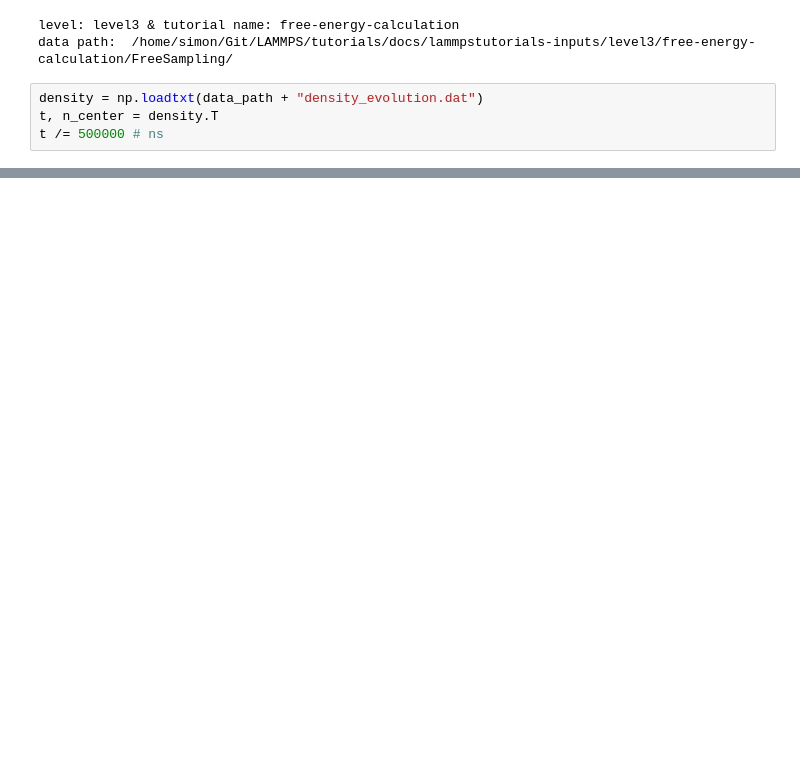
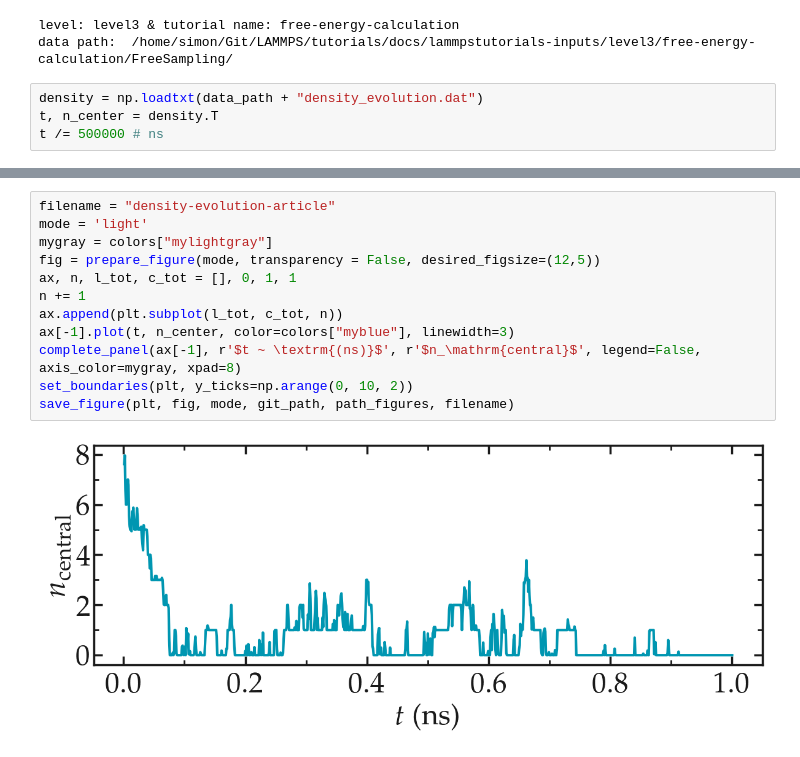
Before and after one commit to lammpstutorials/lammpstutorials.github.io, a Jupyter notebook: docs/sphinx/source/tutorials/figures/level3/free-energy-calculation/density_evolution-pyplot.ipynb, the cells around one changed output, grey strips where cells are left out. Saved outputs shown, nothing was run; the diff lists cells and outputs as text; blank space fills up the shorter version.

```diff
--- a/docs/sphinx/source/tutorials/figures/level3/free-energy-calculation/density_evolution-pyplot.ipynb
+++ b/docs/sphinx/source/tutorials/figures/level3/free-energy-calculation/density_evolution-pyplot.ipynb
@@ -38,3 +38,17 @@ for mode, mygray in zip(['light', 'dark'], [colors["mylightgray"], colors["mydar
 # %% [output]
 [figure]
 [figure]
+# %%
+filename = "density-evolution-article"
+mode = 'light'
+mygray = colors["mylightgray"]
+fig = prepare_figure(mode, transparency = False, desired_figsize=(12,5))
+ax, n, l_tot, c_tot = [], 0, 1, 1
+n += 1
+ax.append(plt.subplot(l_tot, c_tot, n))
+ax[-1].plot(t, n_center, color=colors["myblue"], linewidth=3)
+complete_panel(ax[-1], r'$t ~ \textrm{(ns)}$', r'$n_\mathrm{central}$', legend=False, axis_color=mygray, xpad=8)
+set_boundaries(plt, y_ticks=np.arange(0, 10, 2))
+save_figure(plt, fig, mode, git_path, path_figures, filename)
+# %% [output]
+[figure, added]
```
Also changed, not shown: parts of 2 cells of this notebook, 17 other files.
